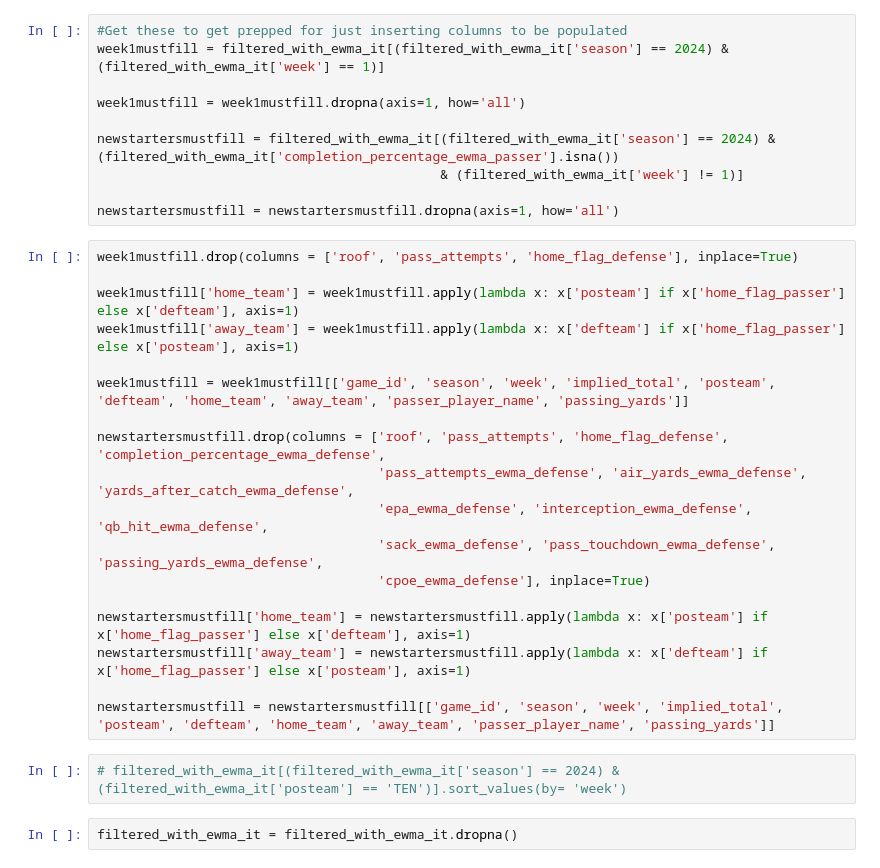
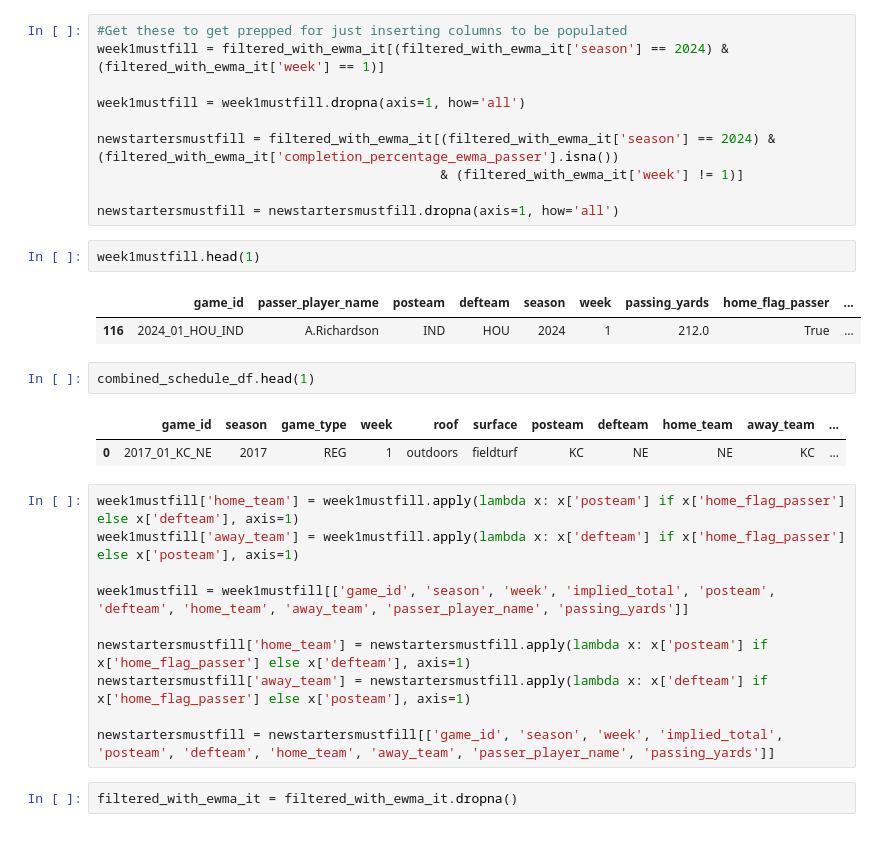
Before and after one commit to bhuggard/MidpointMadness, a Jupyter notebook: MidpointMadnessMainNotebookPostSeason.ipynb, the cells around one changed output. Saved outputs shown, nothing was run; the diff lists cells and outputs as text.

```diff
--- a/MidpointMadnessMainNotebookPostSeason.ipynb
+++ b/MidpointMadnessMainNotebookPostSeason.ipynb
@@ -369,26 +365,26 @@ newstartersmustfill = filtered_with_ewma_it[(filtered_with_ewma_it['season'] ==
                                             & (filtered_with_ewma_it['week'] != 1)]
 
 newstartersmustfill = newstartersmustfill.dropna(axis=1, how='all')
+# %%
+week1mustfill.head(1)
+# %% [output]
+|  | game_id | passer_player_name | posteam | defteam | season | week | passing_yards | home_flag_passer | ... |
+| 116 | 2024_01_HOU_IND | A.Richardson | IND | HOU | 2024 | 1 | 212.0 | True | ... |
+# %%
+combined_schedule_df.head(1)
+# %% [output]
+|  | game_id | season | game_type | week | roof | surface | posteam | defteam | home_team | away_team | ... |
+| 0 | 2017_01_KC_NE | 2017 | REG | 1 | outdoors | fieldturf | KC | NE | NE | KC | ... |
 # %%
-week1mustfill.drop(columns = ['roof', 'pass_attempts', 'home_flag_defense'], inplace=True)
-
 week1mustfill['home_team'] = week1mustfill.apply(lambda x: x['posteam'] if x['home_flag_passer'] else x['defteam'], axis=1)
 week1mustfill['away_team'] = week1mustfill.apply(lambda x: x['defteam'] if x['home_flag_passer'] else x['posteam'], axis=1)
 
 week1mustfill = week1mustfill[['game_id', 'season', 'week', 'implied_total', 'posteam', 'defteam', 'home_team', 'away_team', 'passer_player_name', 'passing_yards']]
 
-newstartersmustfill.drop(columns = ['roof', 'pass_attempts', 'home_flag_defense', 'completion_percentage_ewma_defense',
-                                    'pass_attempts_ewma_defense', 'air_yards_ewma_defense', 'yards_after_catch_ewma_defense',
-                                    'epa_ewma_defense', 'interception_ewma_defense', 'qb_hit_ewma_defense',
-                                    'sack_ewma_defense', 'pass_touchdown_ewma_defense', 'passing_yards_ewma_defense',
-                                    'cpoe_ewma_defense'], inplace=True)
-
 newstartersmustfill['home_team'] = newstartersmustfill.apply(lambda x: x['posteam'] if x['home_flag_passer'] else x['defteam'], axis=1)
 newstartersmustfill['away_team'] = newstartersmustfill.apply(lambda x: x['defteam'] if x['home_flag_passer'] else x['posteam'], axis=1)
 
 newstartersmustfill = newstartersmustfill[['game_id', 'season', 'week', 'implied_total', 'posteam', 'defteam', 'home_team', 'away_team', 'passer_player_name', 'passing_yards']]
-# %%
-# filtered_with_ewma_it[(filtered_with_ewma_it['season'] == 2024) & (filtered_with_ewma_it['posteam'] == 'TEN')].sort_values(by= 'week')
 # %%
 filtered_with_ewma_it = filtered_with_ewma_it.dropna()
 # %% [markdown]
```
Also changed, not shown: parts of 9 cells of this notebook.
